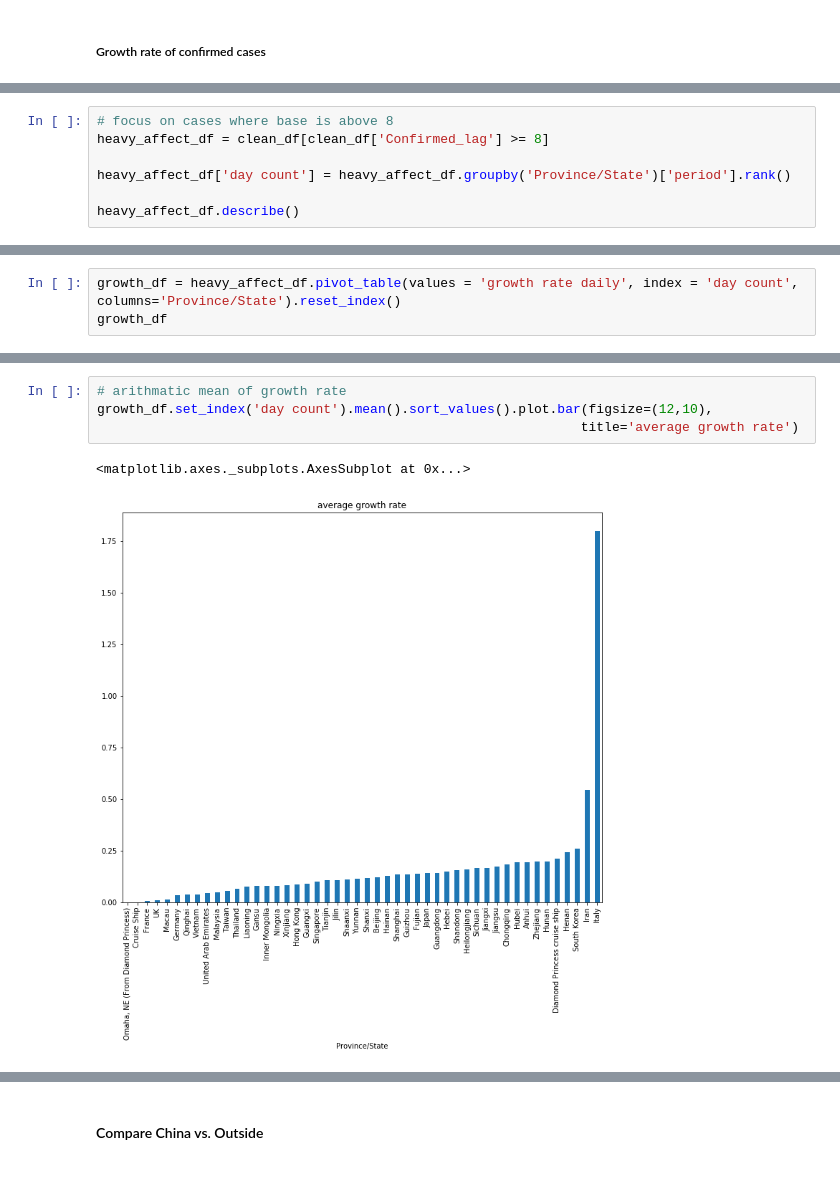
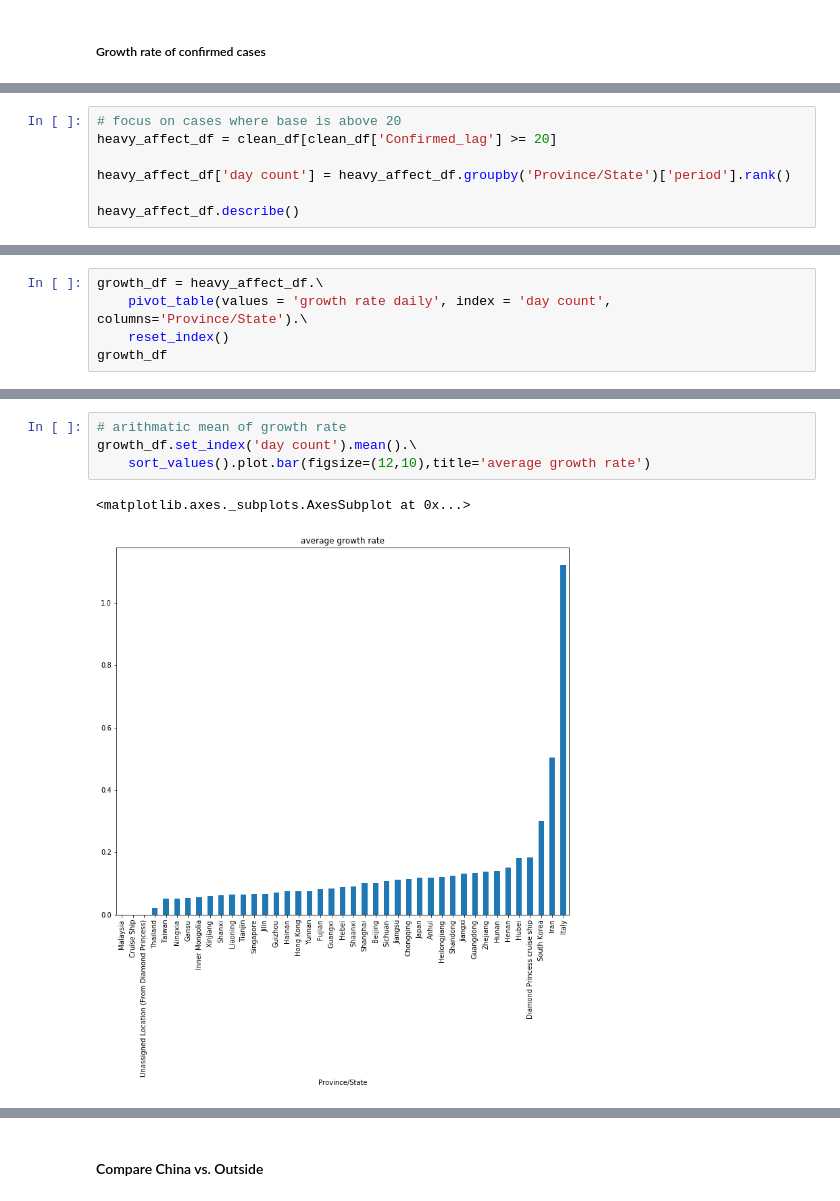
Before and after one commit to deeplaunch/Experiments, a Jupyter notebook: nCoV/Novel Coronavirus Spread- Load Github.ipynb, the cells around one changed output, grey strips where cells are left out. Saved outputs shown, nothing was run; the diff lists cells and outputs as text.

```diff
--- a/nCoV/Novel Coronavirus Spread- Load Github.ipynb
+++ b/nCoV/Novel Coronavirus Spread- Load Github.ipynb
@@ -238,6 +238,6 @@ clean_df[clean_df['growth rate daily']<0]
 # %%
-# focus on cases where base is above 8
-heavy_affect_df = clean_df[clean_df['Confirmed_lag'] >= 8]
+# focus on cases where base is above 20
+heavy_affect_df = clean_df[clean_df['Confirmed_lag'] >= 20]
 
 heavy_affect_df['day count'] = heavy_affect_df.groupby('Province/State')['period'].rank()
 
@@ -260,4 +260,6 @@ See the caveats in the documentation: http://pandas.pydata.org/pandas-docs/stabl
 # %%
-growth_df = heavy_affect_df.pivot_table(values = 'growth rate daily', index = 'day count', columns='Province/State').reset_index()
+growth_df = heavy_affect_df.\
+    pivot_table(values = 'growth rate daily', index = 'day count', columns='Province/State').\
+    reset_index()
 growth_df
 # %% [output]
@@ -282,8 +284,8 @@ growth_df
 # %%
 # arithmatic mean of growth rate
-growth_df.set_index('day count').mean().sort_values().plot.bar(figsize=(12,10),
-                                                              title='average growth rate')
+growth_df.set_index('day count').mean().\
+    sort_values().plot.bar(figsize=(12,10),title='average growth rate')
 # %% [output]
 <matplotlib.axes._subplots.AxesSubplot at 0x...>
-[figure, old version]
+[figure, new version]
 # %%
```
Also changed, not shown: parts of 39 cells of this notebook.
